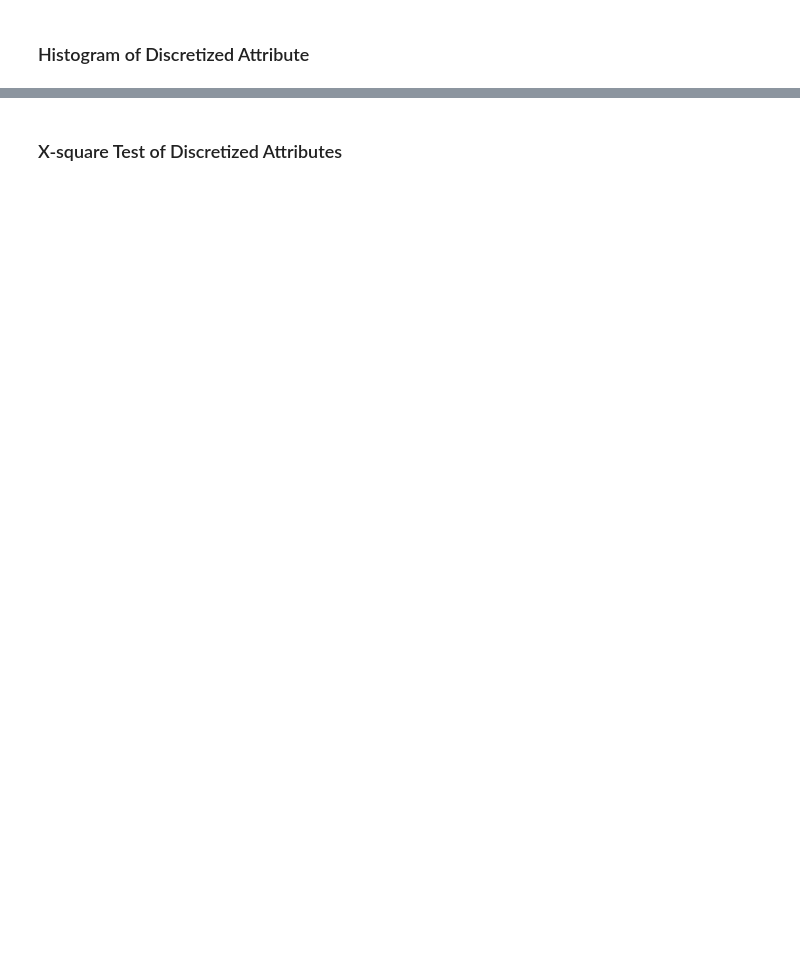
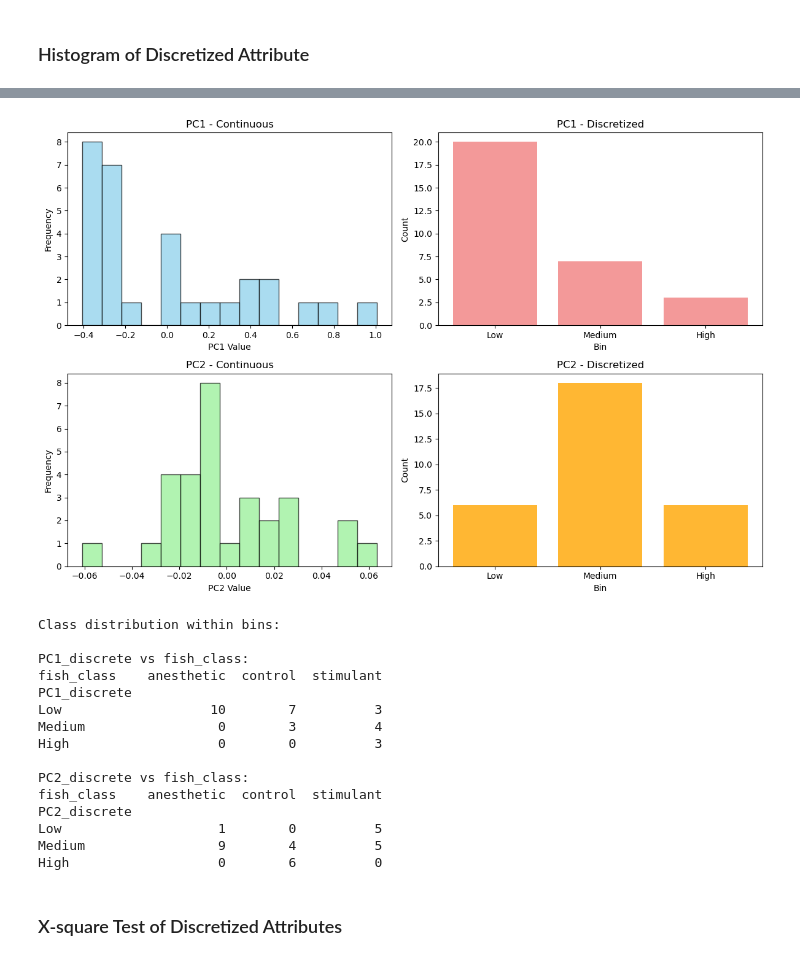
Before and after one commit to arlemoine/CMPS451_Project, a Jupyter notebook: Notebooks/alameen.ipynb, the cells around one changed output, grey strips where cells are left out. Cells and saved outputs as stored; diff of their text form; code cells hidden in the pictures; blank space fills up the shorter version.

Commit message:
Discretization section updated

```diff
--- a/Notebooks/alameen.ipynb
+++ b/Notebooks/alameen.ipynb
@@ -980,2 +800,60 @@ All                        10       10         10   30
+# %%
+# Histogram comparison of continuous vs discretized data
+fig, axes = plt.subplots(2, 2, figsize=(12, 8))
+
+# PC1 - Original continuous
+axes[0, 0].hist(df_norm_pca['PC1'], bins=15, alpha=0.7, color='skyblue', edgecolor='black')
+axes[0, 0].set_title('PC1 - Continuous')
+axes[0, 0].set_xlabel('PC1 Value')
+axes[0, 0].set_ylabel('Frequency')
+
+# PC1 - Discretized
+pc1_counts = df_norm_pca['PC1_discrete'].value_counts().sort_index()
+axes[0, 1].bar(pc1_counts.index, pc1_counts.values, color='lightcoral', alpha=0.8)
+axes[0, 1].set_title('PC1 - Discretized')
+axes[0, 1].set_xlabel('Bin')
+axes[0, 1].set_ylabel('Count')
+
+# PC2 - Original continuous
+axes[1, 0].hist(df_norm_pca['PC2'], bins=15, alpha=0.7, color='lightgreen', edgecolor='black')
+axes[1, 0].set_title('PC2 - Continuous')
+axes[1, 0].set_xlabel('PC2 Value')
+axes[1, 0].set_ylabel('Frequency')
+
+# PC2 - Discretized
+pc2_counts = df_norm_pca['PC2_discrete'].value_counts().sort_index()
+axes[1, 1].bar(pc2_counts.index, pc2_counts.values, color='orange', alpha=0.8)
+axes[1, 1].set_title('PC2 - Discretized')
+axes[1, 1].set_xlabel('Bin')
+axes[1, 1].set_ylabel('Count')
+
+plt.tight_layout()
+plt.savefig(os.path.join(output_figures_dir, 'discretization_histograms.png'), dpi=300, bbox_inches='tight')
+plt.show()
+
+# Class distribution within discretized bins
+print("Class distribution within bins:")
+print("\nPC1_discrete vs fish_class:")
+print(pd.crosstab(df_norm_pca['PC1_discrete'], df_norm_pca['fish_class']))
+
+print("\nPC2_discrete vs fish_class:")
+print(pd.crosstab(df_norm_pca['PC2_discrete'], df_norm_pca['fish_class']))
+# %% [output]
+[figure, added]
+Class distribution within bins:
+
+PC1_discrete vs fish_class:
+fish_class    anesthetic  control  stimulant
+PC1_discrete
+Low                   10        7          3
+Medium                 0        3          4
+High                   0        0          3
+
+PC2_discrete vs fish_class:
+fish_class    anesthetic  control  stimulant
+PC2_discrete
+Low                    1        0          5
+Medium                 9        4          5
+High                   0        6          0
 # %% [markdown]
 ### X-square Test of Discretized Attributes
```
Also changed, not shown: parts of 6 cells of this notebook, 2 other files.
